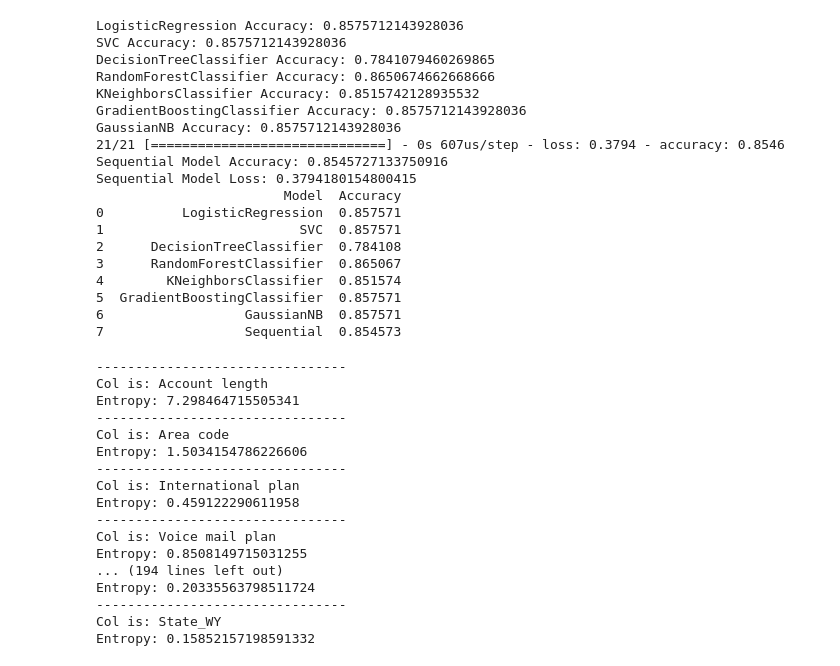
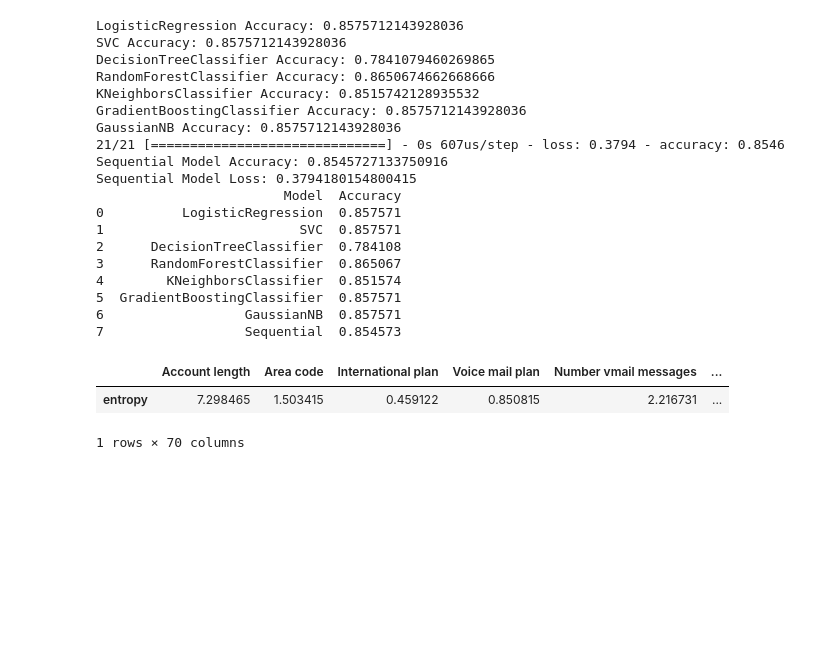
Before and after one commit to MaukanMir/Telecom-Classifier, a Jupyter notebook: training.ipynb, the cells around one changed output. Saved outputs shown, nothing was run; the diff lists cells and outputs as text; code cells hidden in the pictures; blank space fills up the shorter version.

Commit message:
Added new columns

```diff
--- a/training.ipynb
+++ b/training.ipynb
@@ -66,6 +66,26 @@ def labels_to_probabilities(y):
     values, counts = np.unique(y, return_counts=True)
     probabilities = counts / counts.sum()
     return probabilities
+
+def calculate_entropy(df:pd.DataFrame)-> pd.DataFrame:
+  """_summary_
+
+  Args:
+      df (pd.DataFrame): _description_
+
+  Returns:
+      pd.DataFrame: _description_
+  """
+
+  column_entropy_info = {}
+  for col in df.columns:
+    probabilities = labels_to_probabilities(df[col])
+    entropy_value = entropy(probabilities, base=2)
+    column_entropy_info[col] = {
+          'entropy': entropy_value
+      }
+
+  return pd.DataFrame(column_entropy_info)
 # %%
 one, two = pd.read_csv("churn-bigml-20.csv"), pd.read_csv("churn-bigml-80.csv")
 
@@ -505,29 +525,10 @@ Sequential Model Loss: 0.3794180154800415
 5  GradientBoostingClassifier  0.857571
 6                  GaussianNB  0.857571
 7                  Sequential  0.854573
-# %%
-entropy_df = pd.DataFrame()
-for col in df.columns:
-  print("--------------------------------")
-  print(f"Col is: {col}")
-  probabilities = labels_to_probabilities(df[col])
-  entropy_value = entropy(probabilities, base=2)
-  print("Entropy:", entropy_value)
-# %% [output]
---------------------------------
-Col is: Account length
-Entropy: 7.298464715505341
---------------------------------
-Col is: Area code
-Entropy: 1.5034154786226606
---------------------------------
-Col is: International plan
-Entropy: 0.459122290611958
---------------------------------
-Col is: Voice mail plan
-Entropy: 0.8508149715031255
-... (194 lines left out)
-Entropy: 0.20335563798511724
---------------------------------
-Col is: State_WY
-Entropy: 0.15852157198591332
+# %%
+entropy_df = calculate_entropy(df)
+entropy_df
+# %% [output]
+|  | Account length | Area code | International plan | Voice mail plan | Number vmail messages | ... |
+| entropy | 7.298465 | 1.503415 | 0.459122 | 0.850815 | 2.216731 | ... |
+1 rows × 70 columns
```
